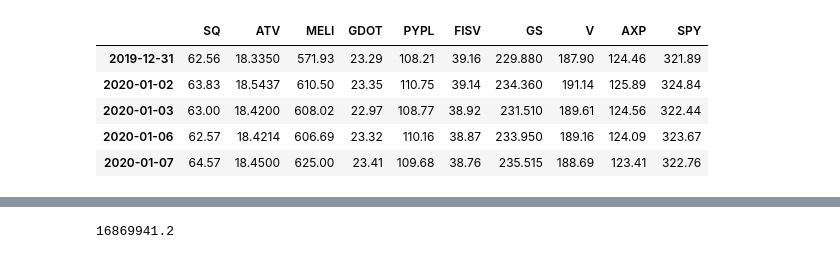
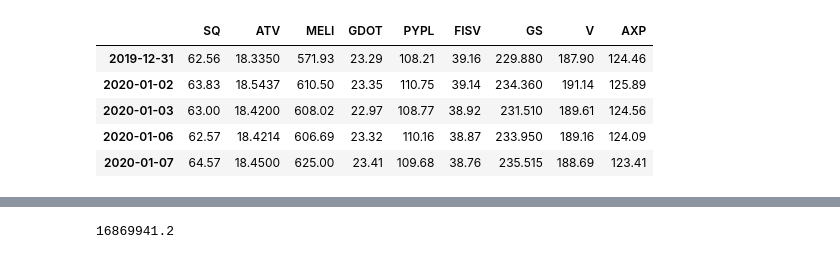
Before and after one commit to ryancfelts/Project1, a Jupyter notebook: Data_Cleanup.ipynb, the cells around one changed output, grey strips where cells are left out. Cells and saved outputs as stored; diff of their text form; code cells hidden in the pictures.

```diff
--- a/Data_Cleanup.ipynb
+++ b/Data_Cleanup.ipynb
@@ -55,34 +65,32 @@ df_portfolio_year.head()
 # %%
 # Create and empty DataFrame for closing prices for "SQ","ADYEY","MELI","GDOT","PYPL","FISV","PFE","GS","V","AXP","SPY"
 df_closing_prices = pd.DataFrame()
 
 # Fetch the closing prices of "SQ","ADYEY","MELI","GDOT","PYPL","FISV","PFE","GS","V","AXP","SPY"
 df_closing_prices["SQ"] = df_portfolio_year["SQ"]["close"]
 df_closing_prices["ATV"] = df_portfolio_year["ATV"]["close"]
 df_closing_prices["MELI"] = df_portfolio_year["MELI"]["close"]
 df_closing_prices["MELI"] = df_portfolio_year["MELI"]["close"]
 df_closing_prices["GDOT"] = df_portfolio_year["GDOT"]["close"]
 df_closing_prices["PYPL"] = df_portfolio_year["PYPL"]["close"]
 df_closing_prices["FISV"] = df_portfolio_year["PFE"]["close"]
 df_closing_prices["GS"] = df_portfolio_year["GS"]["close"]
 df_closing_prices["V"] = df_portfolio_year["V"]["close"]
 df_closing_prices["AXP"] = df_portfolio_year["AXP"]["close"]
-df_closing_prices["SPY"] = df_sp500["SPY"]["close"]
-
-
+#df_closing_prices["SPY"] = df_sp500["SPY"]["close"]
 
 # Drop the time component of the date
 df_closing_prices.index = df_closing_prices.index.date
 
 # Display sample data
 df_closing_prices.head()
 # %% [output]
-|  | SQ | ATV | MELI | GDOT | PYPL | FISV | GS | V | AXP | SPY |
-| 2019-12-31 | 62.56 | 18.3350 | 571.93 | 23.29 | 108.21 | 39.16 | 229.880 | 187.90 | 124.46 | 321.89 |
-| 2020-01-02 | 63.83 | 18.5437 | 610.50 | 23.35 | 110.75 | 39.14 | 234.360 | 191.14 | 125.89 | 324.84 |
-| 2020-01-03 | 63.00 | 18.4200 | 608.02 | 22.97 | 108.77 | 38.92 | 231.510 | 189.61 | 124.56 | 322.44 |
-| 2020-01-06 | 62.57 | 18.4214 | 606.69 | 23.32 | 110.16 | 38.87 | 233.950 | 189.16 | 124.09 | 323.67 |
-| 2020-01-07 | 64.57 | 18.4500 | 625.00 | 23.41 | 109.68 | 38.76 | 235.515 | 188.69 | 123.41 | 322.76 |
+|  | SQ | ATV | MELI | GDOT | PYPL | FISV | GS | V | AXP |
+| 2019-12-31 | 62.56 | 18.3350 | 571.93 | 23.29 | 108.21 | 39.16 | 229.880 | 187.90 | 124.46 |
+| 2020-01-02 | 63.83 | 18.5437 | 610.50 | 23.35 | 110.75 | 39.14 | 234.360 | 191.14 | 125.89 |
+| 2020-01-03 | 63.00 | 18.4200 | 608.02 | 22.97 | 108.77 | 38.92 | 231.510 | 189.61 | 124.56 |
+| 2020-01-06 | 62.57 | 18.4214 | 606.69 | 23.32 | 110.16 | 38.87 | 233.950 | 189.16 | 124.09 |
+| 2020-01-07 | 64.57 | 18.4500 | 625.00 | 23.41 | 109.68 | 38.76 | 235.515 | 188.69 | 123.41 |
 # %%
 # Compute daily returns after cleaning the null values if any
 df_daily_returns = df_closing_prices.pct_change().dropna()
```
Also changed, not shown: parts of 18 cells of this notebook, 2 other files.
